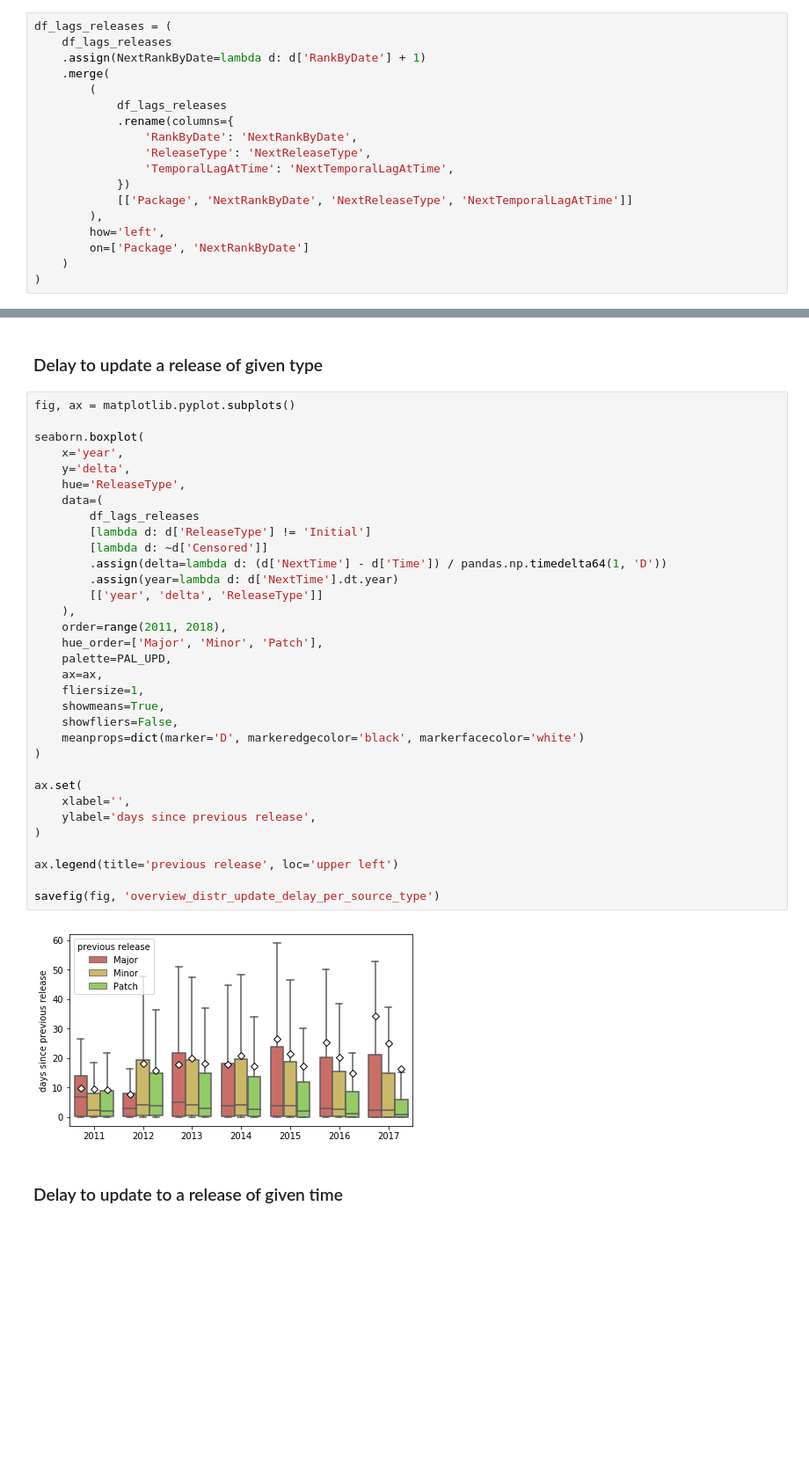
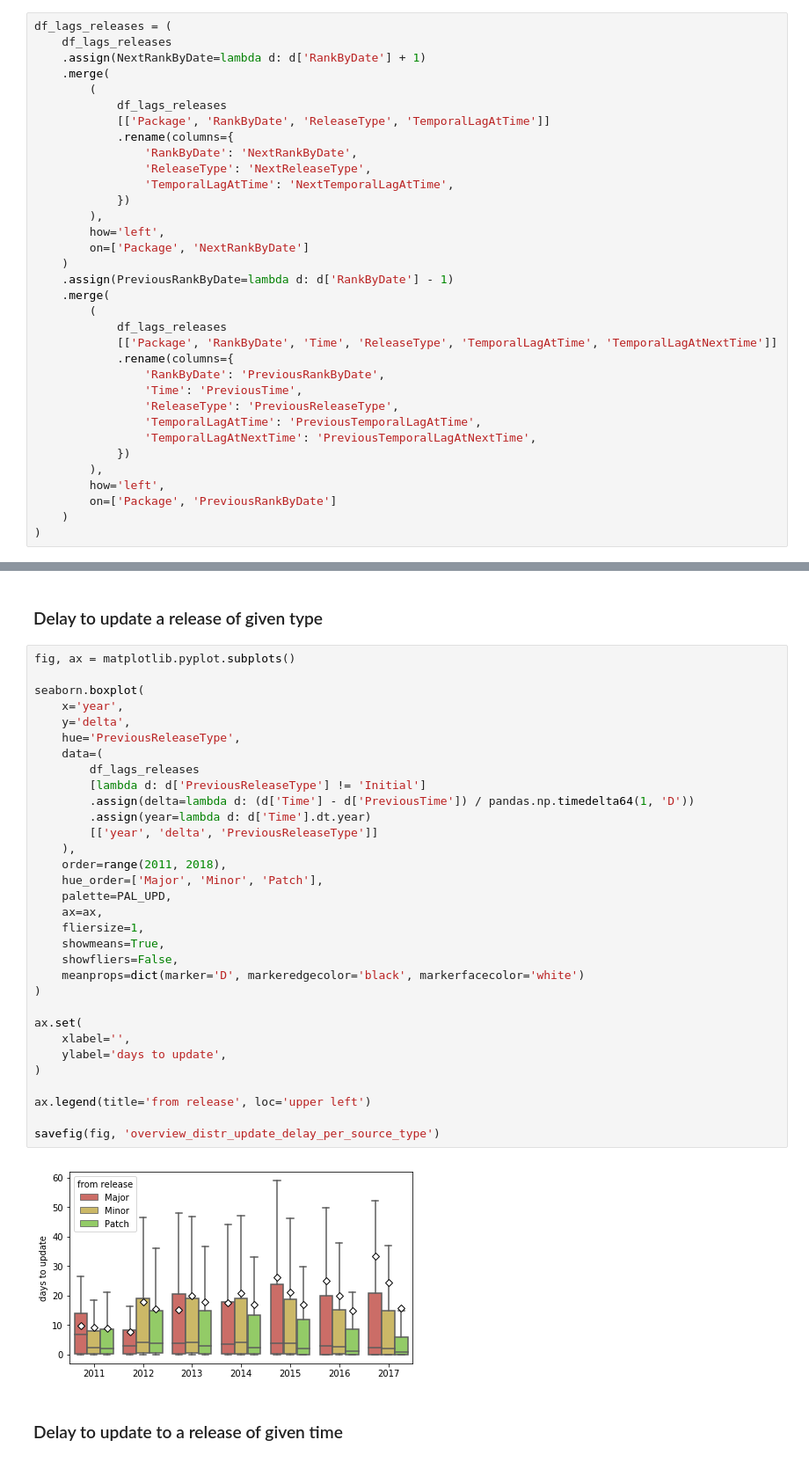
Before and after one commit to AlexandreDecan/secos-lag, a Jupyter notebook: notebooks/Technical lags.ipynb, the cells around one changed output, grey strips where cells are left out. Shown at 88% size. Drawn from its saved outputs; the diff is of its cells as text; blank space fills up the shorter version.

```diff
--- a/notebooks/Technical lags.ipynb
+++ b/notebooks/Technical lags.ipynb
@@ -181,16 +181,32 @@ df_lags_releases = (
     .merge(
         (
             df_lags_releases
+            [['Package', 'RankByDate', 'ReleaseType', 'TemporalLagAtTime']]
             .rename(columns={
                 'RankByDate': 'NextRankByDate',
                 'ReleaseType': 'NextReleaseType',
                 'TemporalLagAtTime': 'NextTemporalLagAtTime',
             })
-            [['Package', 'NextRankByDate', 'NextReleaseType', 'NextTemporalLagAtTime']]
         ),
         how='left',
         on=['Package', 'NextRankByDate']
     )
+    .assign(PreviousRankByDate=lambda d: d['RankByDate'] - 1)
+    .merge(
+        (
+            df_lags_releases
+            [['Package', 'RankByDate', 'Time', 'ReleaseType', 'TemporalLagAtTime', 'TemporalLagAtNextTime']]
+            .rename(columns={
+                'RankByDate': 'PreviousRankByDate',
+                'Time': 'PreviousTime',
+                'ReleaseType': 'PreviousReleaseType',
+                'TemporalLagAtTime': 'PreviousTemporalLagAtTime',
+                'TemporalLagAtNextTime': 'PreviousTemporalLagAtNextTime',
+            })
+        ),
+        how='left',
+        on=['Package', 'PreviousRankByDate']
+    )
 )
 # %% [markdown]
 ## Proportion of releases and dependencies with lag at start/end
@@ -656,38 +672,37 @@ savefig(ax.figure, 'overview_proportion_update_type')
 # %%
 fig, ax = matplotlib.pyplot.subplots()
 
 seaborn.boxplot(
     x='year',
     y='delta',
-    hue='ReleaseType',
+    hue='PreviousReleaseType',
     data=(
         df_lags_releases
-        [lambda d: d['ReleaseType'] != 'Initial']
-        [lambda d: ~d['Censored']]
-        .assign(delta=lambda d: (d['NextTime'] - d['Time']) / pandas.np.timedelta64(1, 'D'))
-        .assign(year=lambda d: d['NextTime'].dt.year)
-        [['year', 'delta', 'ReleaseType']]
+        [lambda d: d['PreviousReleaseType'] != 'Initial']
+        .assign(delta=lambda d: (d['Time'] - d['PreviousTime']) / pandas.np.timedelta64(1, 'D'))
+        .assign(year=lambda d: d['Time'].dt.year)
+        [['year', 'delta', 'PreviousReleaseType']]
     ),
     order=range(2011, 2018),
     hue_order=['Major', 'Minor', 'Patch'],
     palette=PAL_UPD,
     ax=ax,
     fliersize=1,
     showmeans=True,
     showfliers=False,
     meanprops=dict(marker='D', markeredgecolor='black', markerfacecolor='white')
 )
 
 ax.set(
     xlabel='',
-    ylabel='days since previous release',
+    ylabel='days to update',
 )
 
-ax.legend(title='previous release', loc='upper left')
+ax.legend(title='from release', loc='upper left')
 
 savefig(fig, 'overview_distr_update_delay_per_source_type')
 # %% [output]
-[figure, old version]
+[figure, new version]
 # %% [markdown]
 ### Delay to update to a release of given time
 # %%
```
Also changed, not shown: parts of 17 cells of this notebook, 1 other file.
